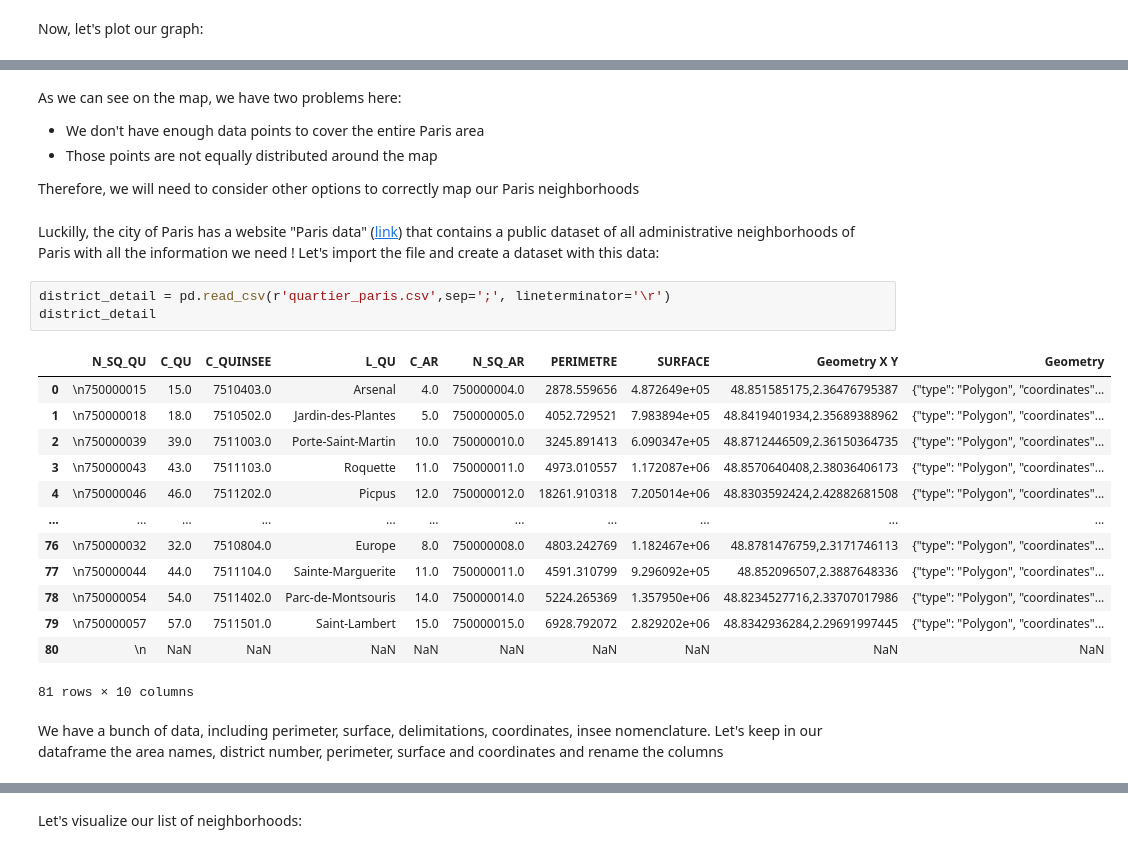
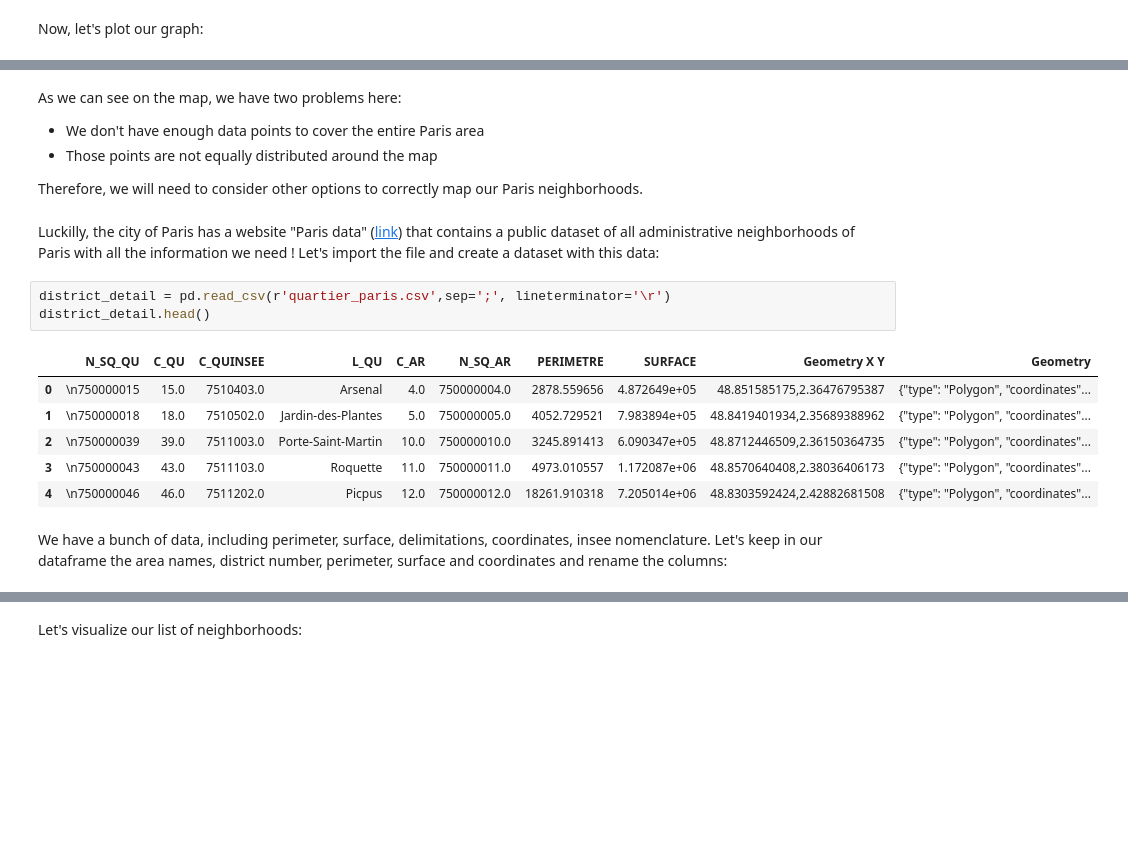
Before and after one commit to OsBourat/Coursera_Capstone, a Jupyter notebook: paris_project.ipynb, the cells around one changed output, grey strips where cells are left out. Saved outputs shown, nothing was run; the diff lists cells and outputs as text; blank space fills up the shorter version.

```diff
--- a/paris_project.ipynb
+++ b/paris_project.ipynb
@@ -189,28 +157,21 @@ map_clusters
         <li>We don't have enough data points to cover the entire Paris area
         <li>Those points are not equally distributed around the map
     </ul>
-<p>Therefore, we will need to consider other options to correctly map our Paris neighborhoods</p>
+<p>Therefore, we will need to consider other options to correctly map our Paris neighborhoods.</p>
 # %% [markdown]
 <p>Luckilly, the city of Paris has a website "Paris data" (<a href = 'https://opendata.paris.fr'>link</a>) that contains a public dataset of all administrative neighborhoods of Paris with all the information we need ! Let's import the file and create a dataset with this data:</p>
 # %%
 district_detail = pd.read_csv(r'quartier_paris.csv',sep=';', lineterminator='\r')
-district_detail
+district_detail.head()
 # %% [output]
 |  | N_SQ_QU | C_QU | C_QUINSEE | L_QU | C_AR | N_SQ_AR | PERIMETRE | SURFACE | Geometry X Y | Geometry |
 | 0 | \n750000015 | 15.0 | 7510403.0 | Arsenal | 4.0 | 750000004.0 | 2878.559656 | 4.872649e+05 | 48.851585175,2.36476795387 | {"type": "Polygon", "coordinates"... |
 | 1 | \n750000018 | 18.0 | 7510502.0 | Jardin-des-Plantes | 5.0 | 750000005.0 | 4052.729521 | 7.983894e+05 | 48.8419401934,2.35689388962 | {"type": "Polygon", "coordinates"... |
 | 2 | \n750000039 | 39.0 | 7511003.0 | Porte-Saint-Martin | 10.0 | 750000010.0 | 3245.891413 | 6.090347e+05 | 48.8712446509,2.36150364735 | {"type": "Polygon", "coordinates"... |
 | 3 | \n750000043 | 43.0 | 7511103.0 | Roquette | 11.0 | 750000011.0 | 4973.010557 | 1.172087e+06 | 48.8570640408,2.38036406173 | {"type": "Polygon", "coordinates"... |
 | 4 | \n750000046 | 46.0 | 7511202.0 | Picpus | 12.0 | 750000012.0 | 18261.910318 | 7.205014e+06 | 48.8303592424,2.42882681508 | {"type": "Polygon", "coordinates"... |
-| ... | ... | ... | ... | ... | ... | ... | ... | ... | ... | ... |
-| 76 | \n750000032 | 32.0 | 7510804.0 | Europe | 8.0 | 750000008.0 | 4803.242769 | 1.182467e+06 | 48.8781476759,2.3171746113 | {"type": "Polygon", "coordinates"... |
-| 77 | \n750000044 | 44.0 | 7511104.0 | Sainte-Marguerite | 11.0 | 750000011.0 | 4591.310799 | 9.296092e+05 | 48.852096507,2.3887648336 | {"type": "Polygon", "coordinates"... |
-| 78 | \n750000054 | 54.0 | 7511402.0 | Parc-de-Montsouris | 14.0 | 750000014.0 | 5224.265369 | 1.357950e+06 | 48.8234527716,2.33707017986 | {"type": "Polygon", "coordinates"... |
-| 79 | \n750000057 | 57.0 | 7511501.0 | Saint-Lambert | 15.0 | 750000015.0 | 6928.792072 | 2.829202e+06 | 48.8342936284,2.29691997445 | {"type": "Polygon", "coordinates"... |
-| 80 | \n | NaN | NaN | NaN | NaN | NaN | NaN | NaN | NaN | NaN |
-81 rows × 10 columns
 # %% [markdown]
-<p>We have a bunch of data, including perimeter, surface, delimitations, coordinates, insee nomenclature. Let's keep in our dataframe the area names, district number, perimeter, surface and coordinates and rename the columns</p>
+<p>We have a bunch of data, including perimeter, surface, delimitations, coordinates, insee nomenclature. Let's keep in our dataframe the area names, district number, perimeter, surface and coordinates and rename the columns:</p>
 # %%
 district_detail = district_detail.drop(columns=['N_SQ_QU', 'C_QUINSEE', 'N_SQ_AR'])
 district_detail = district_detail.rename(columns={"C_QU": "Neighborhood Number", "L_QU": "Neighborhood Name", "C_AR": "District", "PERIMETRE": "Perimeter", "SURFACE": "Surface"})
```
Also changed, not shown: parts of 119 cells of this notebook.
